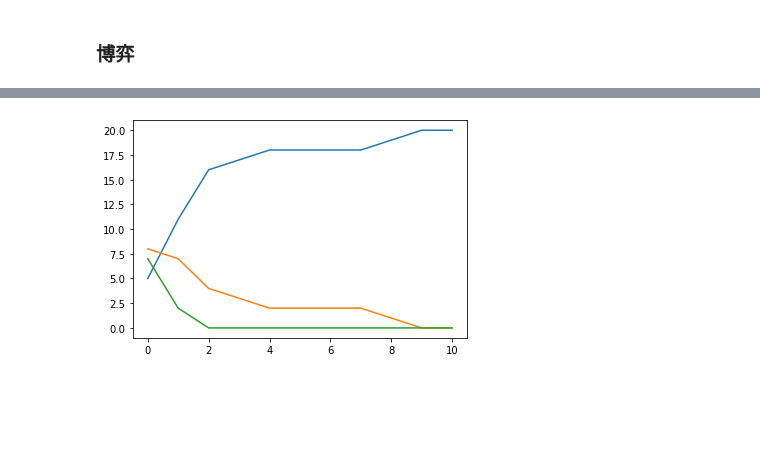
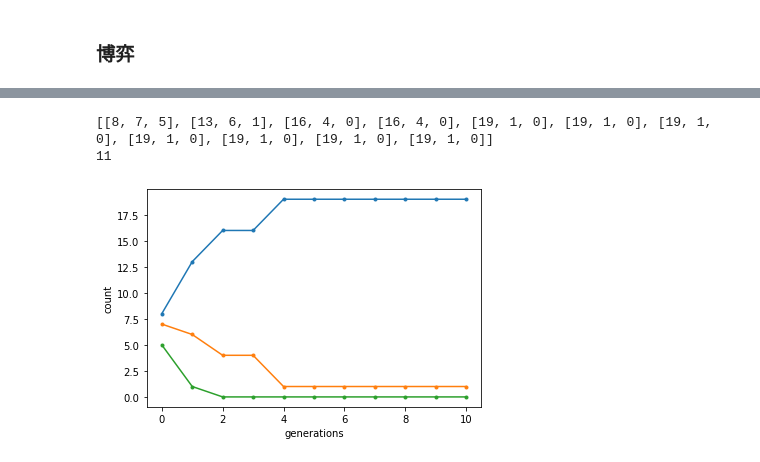
Before and after one commit to ZZh2333/IntelligentBigDataAnalysisAndDecisionMaking, a Jupyter notebook: homework-21-3-23/homework(1).ipynb, the cells around one changed output, grey strips where cells are left out. Cells and saved outputs as stored; diff of their text form; code cells hidden in the pictures; blank space fills up the shorter version.

```diff
--- a/homework-21-3-23/homework(1).ipynb
+++ b/homework-21-3-23/homework(1).ipynb
@@ -153,16 +157,26 @@ def zeroArray(I,J):
     return m
 # %%
 if __name__ == '__main__':
+#     定义迭代次数
     generations = 11
+#     定义游戏类型
     game = td
+#     定义每一代游戏的选择次数
+    count = 20
 
-    history = evolve(game,20,generations)
+    history = evolve(game,count,generations)
     num_hang = game[0].shape[0]
     num_lie = game[0].shape[1]
     num_pic = zeroArray(generations,num_lie)
     for i in range(generations):
         for j in history[i]:
             num_pic[i][j] += 1
-    plt.plot(num_pic)
+    plt.xlabel("generations")
+    plt.ylabel("count")
+    print(num_pic)
+    print(len(num_pic))
+    plt.plot(num_pic,marker=".")
 # %% [output]
+[[8, 7, 5], [13, 6, 1], [16, 4, 0], [16, 4, 0], [19, 1, 0], [19, 1, 0], [19, 1, 0], [19, 1, 0], [19, 1, 0], [19, 1, 0], [19, 1, 0]]
+11
-[figure, old version]
+[figure, new version]
```
Also changed, not shown: parts of 14 cells of this notebook.
